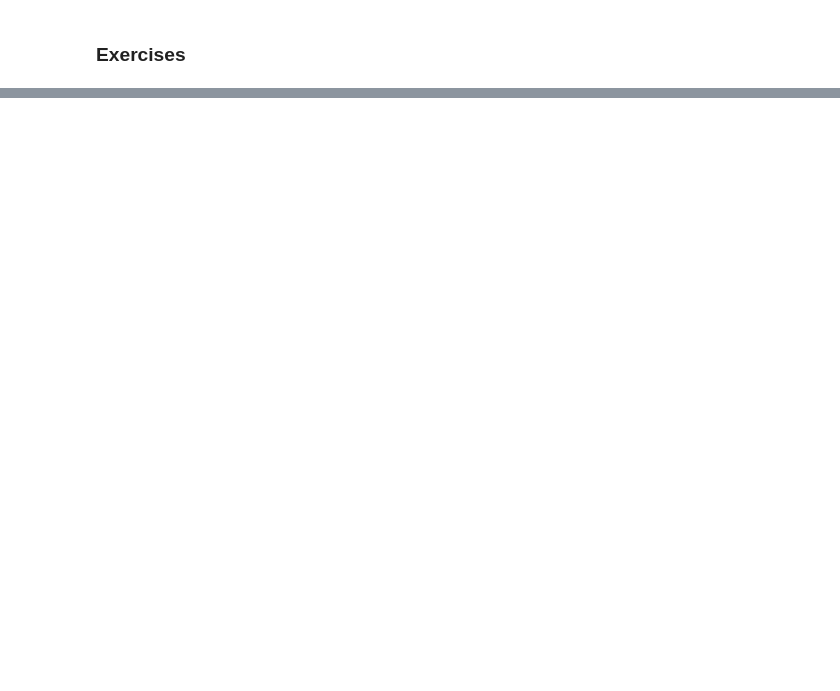
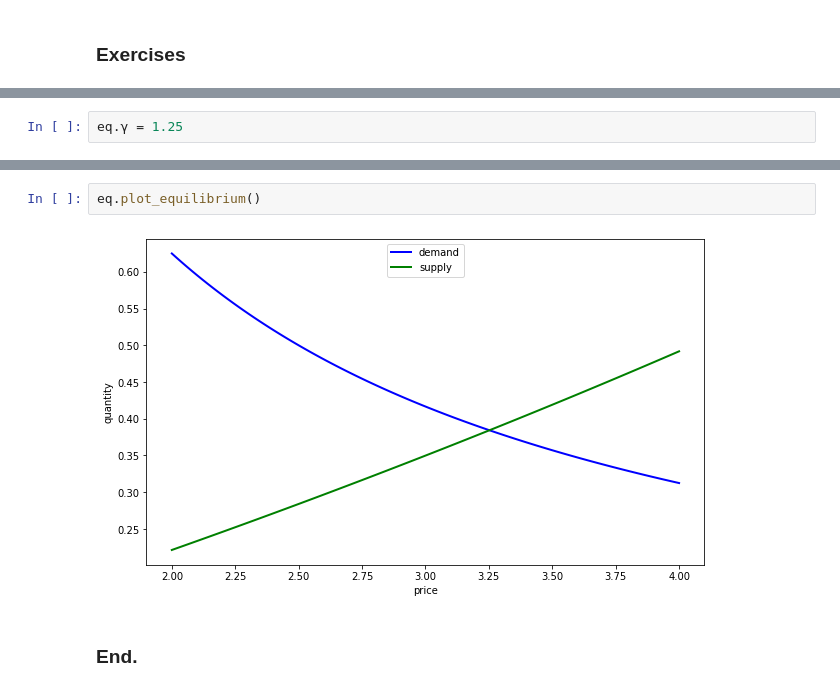
Before and after one commit to caiquemiranda/python-economics-and-finance, a Jupyter notebook: 15-Writing-good-code.ipynb, the cells around one changed output, grey strips where cells are left out. Cells and saved outputs as stored; diff of their text form; blank space fills up the shorter version.

```diff
--- a/15-Writing-good-code.ipynb
+++ b/15-Writing-good-code.ipynb
@@ -104,0 +225,2 @@ plt.show()
+# %%
+eq.γ = 1.25
@@ -104,0 +232,6 @@ plt.show()
+# %%
+eq.plot_equilibrium()
+# %% [output]
+[figure, added]
+# %% [markdown]
+### End.
```
Also changed, not shown: parts of 11 cells of this notebook.
